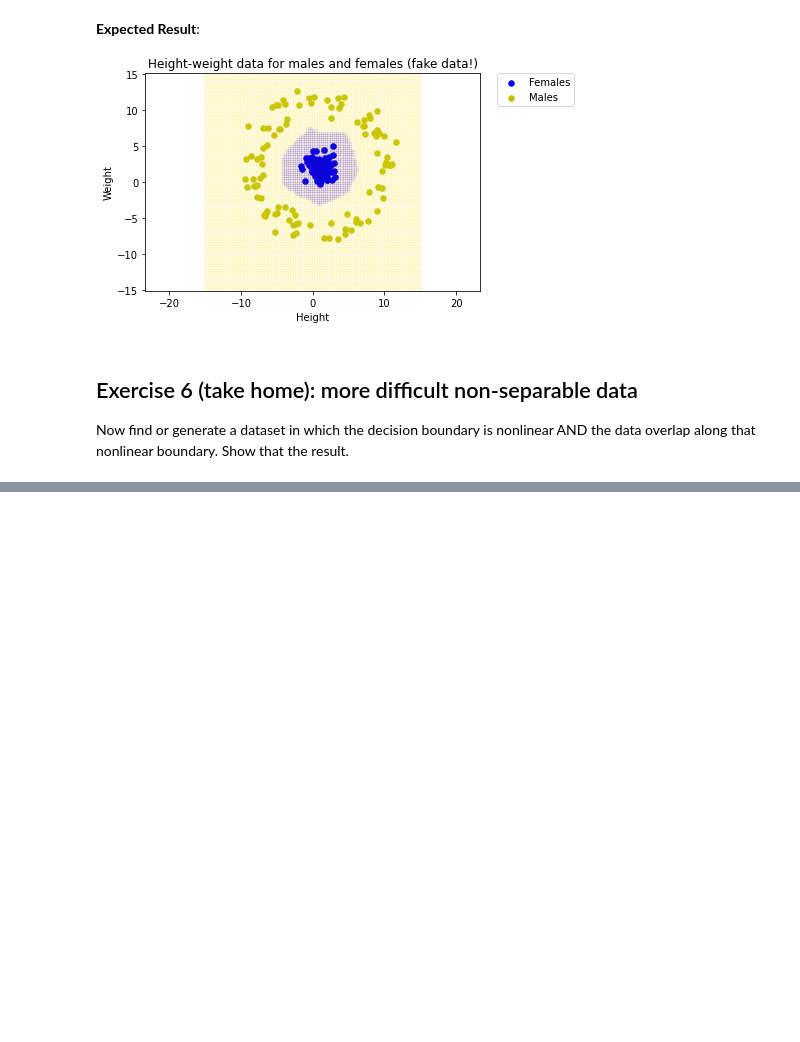
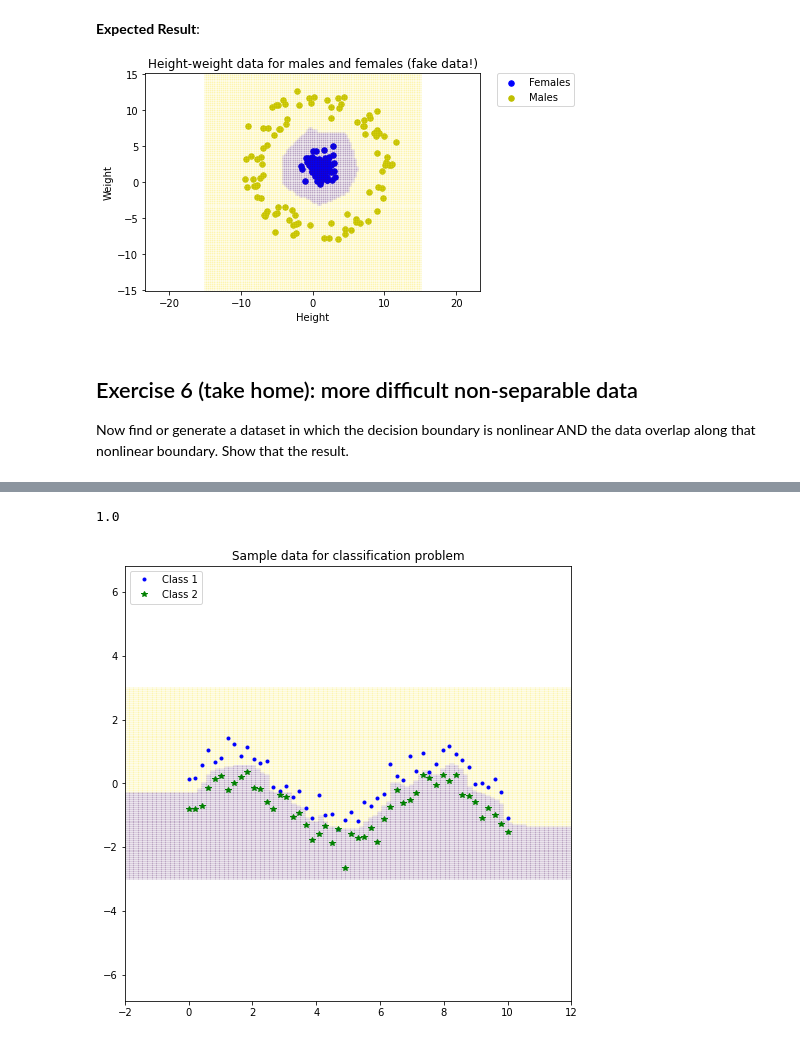
Before and after one commit to zMaxKunGz/ML-Ait-Lab, a Jupyter notebook: Lab7/07-SVM.ipynb, the cells around one changed output, grey strips where cells are left out. Cells and saved outputs as stored; diff of their text form; code cells hidden in the pictures; blank space fills up the shorter version.

```diff
--- a/Lab7/07-SVM.ipynb
+++ b/Lab7/07-SVM.ipynb
@@ -763,0 +845,40 @@ Now find or generate a dataset in which the decision boundary is nonlinear AND t
+# %%
+def predict(x, X, y, alpha):
+    s = []
+    sigma = 0.2
+    for j in range(x.shape[0]):
+        ss = 0
+        for i in range(X.shape[0]):
+            ss += alpha[i]*y[i]*np.exp((-(X[i]-x[j])@(X[i]-x[j]))/(2*sigma*sigma))
+        s.append(ss)
+    s = np.array(s)
+    s[s >= 0] = 1
+    s[s < 0] = -1
+    return s
+
+y_pred = predict(X, X, y, alpha_star)
+np.sum(y == y_pred)/y.size
+# %% [output]
+1.0
+# %%
+x_series = np.linspace(-2, 12, 100)
+y_series = np.linspace(-3, 3, 100)
+
+x_mesh, y_mesh = np.meshgrid(x_series, y_series)
+
+x_mesh = x_mesh.reshape(-1, 1)
+y_mesh = y_mesh.reshape(-1, 1)
+
+mesh = np.append(x_mesh, y_mesh, axis=1)
+y_pred = predict(mesh, X, y, alpha_star)
+
+x_mesh = x_mesh.reshape(100, 100)
+y_mesh = y_mesh.reshape(100, 100)
+y_pred = y_pred.reshape(100, 100)
+
+fig1 = plt.figure(figsize=(8,8))
+ax = plot_annulus(X1, X2)
+ax.pcolormesh(x_mesh, y_mesh, y_pred, cmap='viridis', shading='auto', alpha=0.1)
+plt.show()
+# %% [output]
+[figure, added]
```
Also changed, not shown: parts of 17 cells of this notebook.
